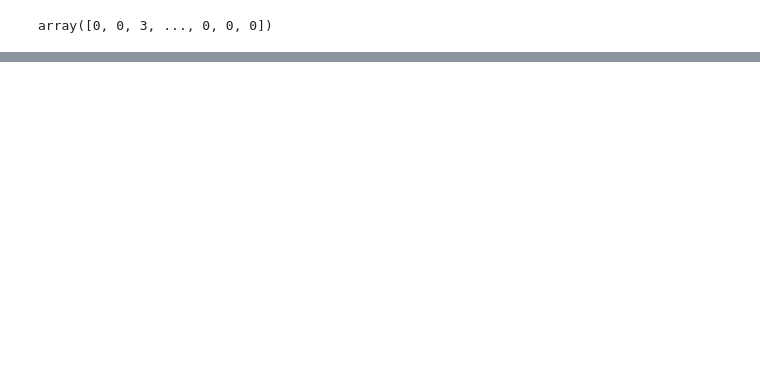
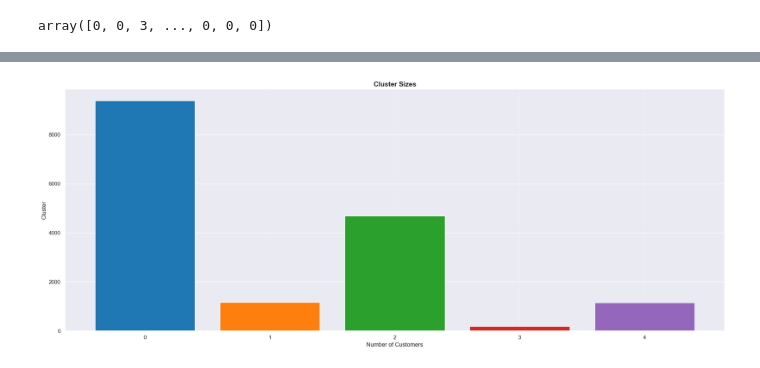
Before and after one commit to luisbdavila/Airline_Customer_Segmentation_DataMining_Project_Python, a Jupyter notebook: Final_delivery/Code/Merge_Clusters.ipynb, the cells around one changed output, grey strips where cells are left out. Saved outputs shown, nothing was run; the diff lists cells and outputs as text; code cells hidden in the pictures; blank space fills up the shorter version.

```diff
--- a/Final_delivery/Code/Merge_Clusters.ipynb
+++ b/Final_delivery/Code/Merge_Clusters.ipynb
@@ -395 +379,18 @@ merged_labels
 Name: count, dtype: int64
+# %%
+all_segments=df_centroids
+fig, ax2 = plt.subplots( 1, figsize=(20, 8))
+
+cluster_sizes = df_multi_perspective['merged_labels'].value_counts().sort_index()
+colors = sns.color_palette('tab10', n_colors=len(all_segments))
+
+ax2.bar(cluster_sizes.index.astype(str), cluster_sizes.values, color=colors)
+ax2.set_xlabel('Number of Customers', fontsize=12)
+ax2.set_ylabel('Cluster', fontsize=12)
+ax2.set_title('Cluster Sizes', fontsize=14, fontweight='bold')
+ax2.grid(axis='x', alpha=0.3)
+
+plt.tight_layout()
+plt.show()
+# %% [output]
+[figure, added]
```
Also changed, not shown: parts of 31 cells of this notebook.
